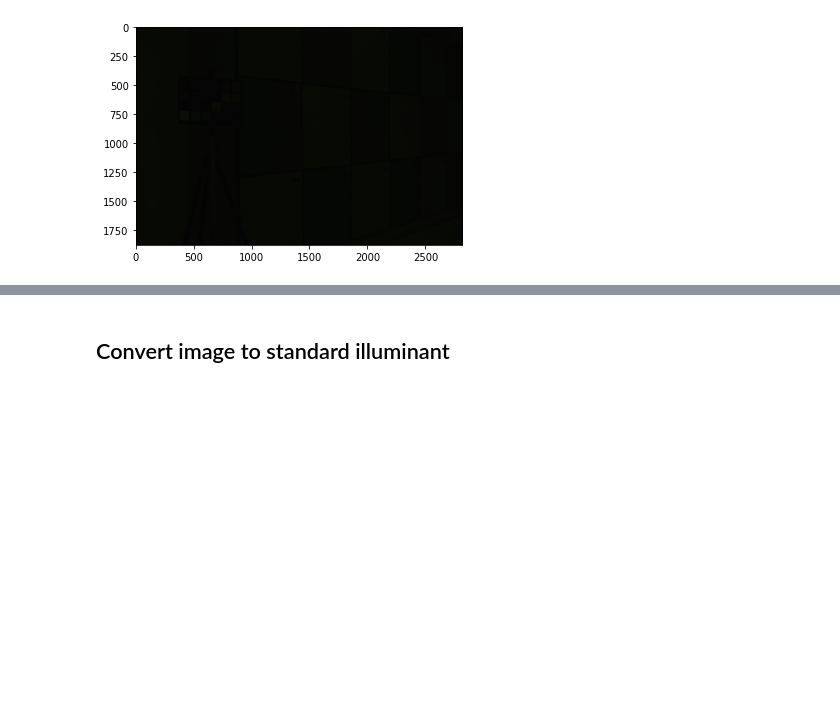
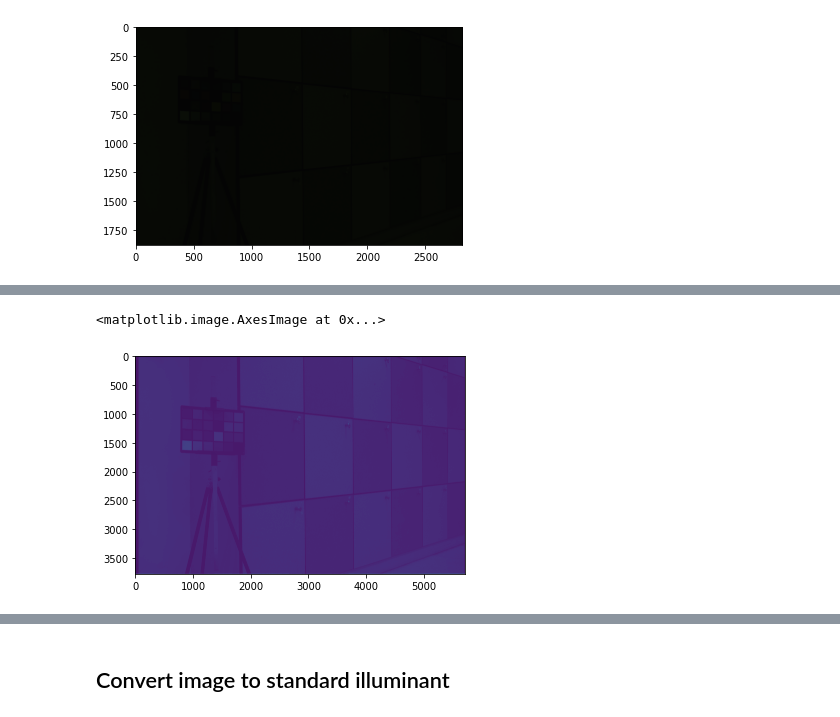
Before and after one commit to BPsoda/polynomial-matching-color-constancy, a Jupyter notebook: example.ipynb, the cells around one changed output, grey strips where cells are left out. Drawn from its saved outputs; the diff is of its cells as text; code cells hidden in the pictures; blank space fills up the shorter version.

```diff
--- a/example.ipynb
+++ b/example.ipynb
@@ -28,3 +42,8 @@ print(np.shape(rgb))
+# %%
+plt.imshow(raw_image)
+# %% [output]
+<matplotlib.image.AxesImage at 0x...>
+[figure, added]
 # %%
 imTarget = []
 for i in range(2, 6):
```
Also changed, not shown: parts of 11 cells of this notebook.
